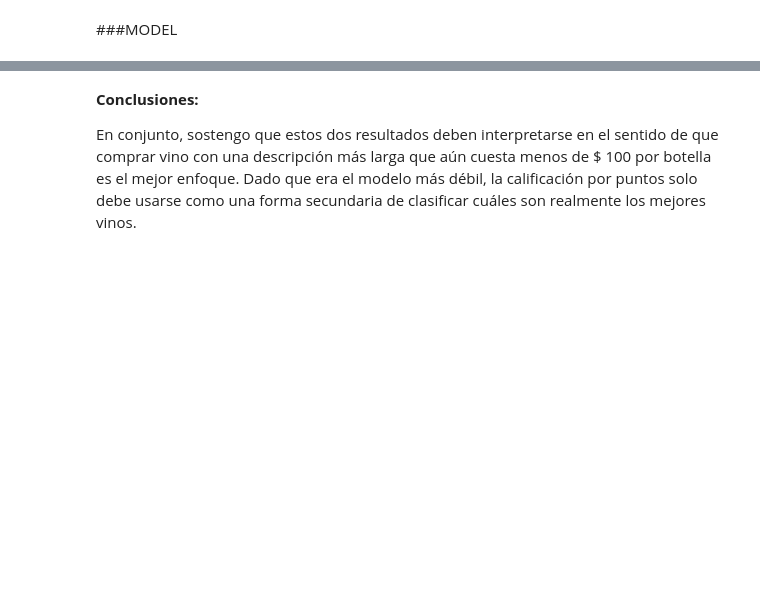
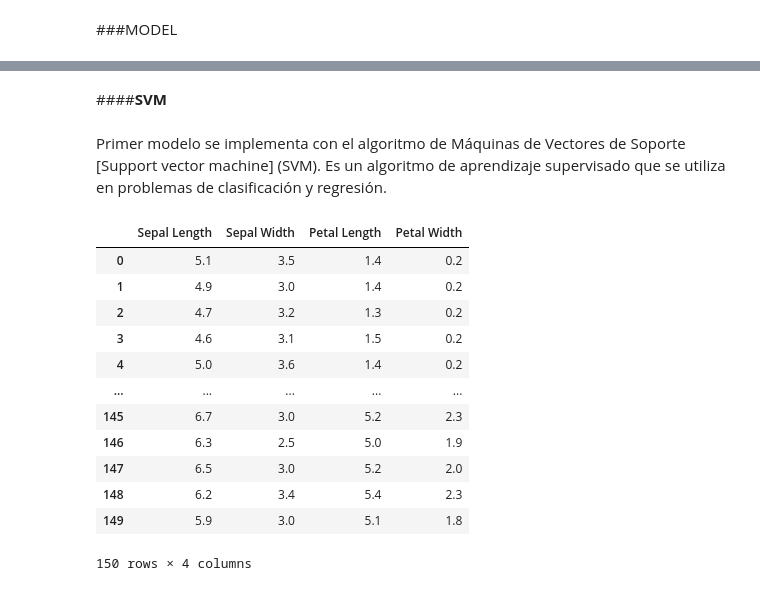
Before and after one commit to castudil/Machine-Learning, a Jupyter notebook: Proyecto Final ML/ Entrega 04 - Model/ Entrega_04_Model_Iris.ipynb, the cells around one changed output, grey strips where cells are left out. Drawn from its saved outputs; the diff is of its cells as text; code cells hidden in the pictures; blank space fills up the shorter version.

```diff
--- a/Proyecto Final ML/ Entrega 04 - Model/ Entrega_04_Model_Iris.ipynb
+++ b/Proyecto Final ML/ Entrega 04 - Model/ Entrega_04_Model_Iris.ipynb
@@ -451,4 +112,0 @@ Afortunadamente, afirmé que la gran mayoría de los bebedores de vino nunca bus
-# %% [markdown]
-**Conclusiones:**
-
-En conjunto, sostengo que estos dos resultados deben interpretarse en el sentido de que comprar vino con una descripción más larga que aún cuesta menos de $ 100 por botella es el mejor enfoque. Dado que era el modelo más débil, la calificación por puntos solo debe usarse como una forma secundaria de clasificar cuáles son realmente los mejores vinos.
@@ -454,0 +121,24 @@ En conjunto, sostengo que estos dos resultados deben interpretarse en el sentido
+# %% [markdown]
+####**SVM**
+# %% [markdown]
+Primer modelo se implementa con el algoritmo de Máquinas de Vectores de Soporte [Support vector machine] (SVM). Es un algoritmo de aprendizaje supervisado que se utiliza en problemas de clasificación y regresión.
+# %%
+#Separando la matriz en dos partes
+
+#La submatriz 'x_svm' contiene los valores de las primeras 4 columnas del conjunto de datos y todas las filas
+x_svm=iris.iloc[:,0:4]
+x_svm
+# %% [output]
+|  | Sepal Length | Sepal Width | Petal Length | Petal Width |
+| 0 | 5.1 | 3.5 | 1.4 | 0.2 |
+| 1 | 4.9 | 3.0 | 1.4 | 0.2 |
+| 2 | 4.7 | 3.2 | 1.3 | 0.2 |
+| 3 | 4.6 | 3.1 | 1.5 | 0.2 |
+| 4 | 5.0 | 3.6 | 1.4 | 0.2 |
+| ... | ... | ... | ... | ... |
+| 145 | 6.7 | 3.0 | 5.2 | 2.3 |
+| 146 | 6.3 | 2.5 | 5.0 | 1.9 |
+| 147 | 6.5 | 3.0 | 5.2 | 2.0 |
+| 148 | 6.2 | 3.4 | 5.4 | 2.3 |
+| 149 | 5.9 | 3.0 | 5.1 | 1.8 |
+150 rows × 4 columns
```
Also changed, not shown: parts of 84 cells of this notebook.
